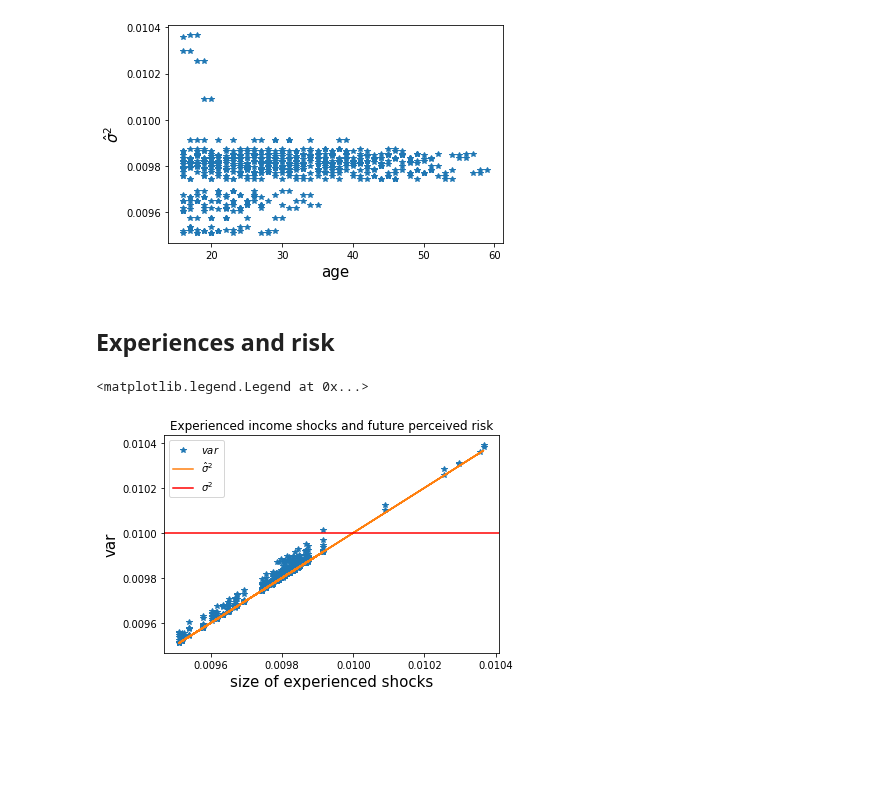
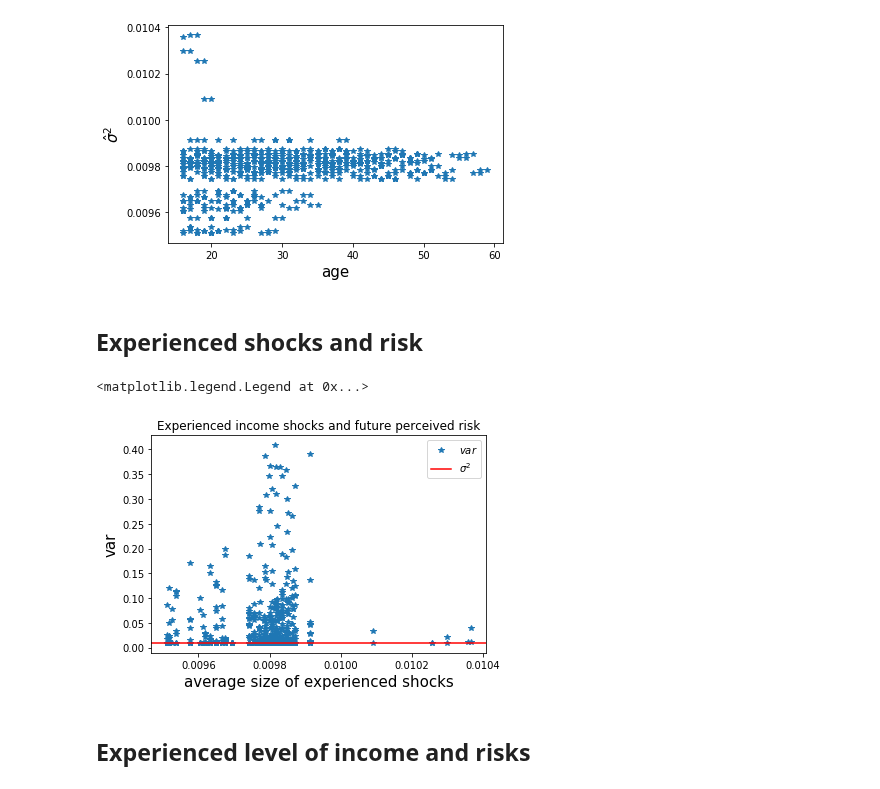
Before and after one commit to iworld1991/IncExpProject, a Jupyter notebook: WorkingFolder/PythonCode/TheoryLearning.ipynb, the cells around one changed output. Saved outputs shown, nothing was run; the diff lists cells and outputs as text; code cells hidden in the pictures; blank space fills up the shorter version.

Commit message:
included attribution biased simulation.

```diff
--- a/WorkingFolder/PythonCode/TheoryLearning.ipynb
+++ b/WorkingFolder/PythonCode/TheoryLearning.ipynb
@@ -315,3 +356,6 @@ The perceived growth risk under the model mis-specification is again upward bias
 one.var_predict_chg_est
 # %% [output]
 array([[0.0098447]])
+# %%
+one.shock_type_perceived = 'attribution_biased'
+one.LearnPara(sample = one.simulated_pop)
@@ -318,7 +368,7 @@ array([[0.0098447]])
 # %% [markdown]
 ## Age and perceived risk
 # %%
-one.shock_type_perceived = 'iid'
+one.shock_type_perceived = 'attribution_biased'
 coeffs_est1,coef_vars_est,sigma2s_est,var_predict_chg_est1 = one.LearnParafromExperience()
 # %%
 ages = one.ages_pop_sim.flatten()
@@ -356,22 +407,24 @@ plt.ylabel(r'$\hat \sigma^2$',fontsize = 15)
 Text(0, 0.5, '$\\hat \\sigma^2$')
 [figure]
 # %% [markdown]
-## Experiences and risk
+## Experienced shocks and risk
 # %%
 plt.plot(sigma2s,
          vars_predict_chg,'*',
          label = r'$var$')
-plt.plot(sigma2s,
-         sigma2s,'-',
-         label = r'$\hat \sigma^2$')
+#plt.plot(sigma2s,
+#         sigma2s,'-',
+#         label = r'$\hat \sigma^2$')
 plt.axhline(one.var_predict_chg,
             color ='red',
             label =r'$\sigma^2$')
 plt.title('Experienced income shocks and future perceived risk')
-plt.xlabel('size of experienced shocks',
+plt.xlabel('average size of experienced shocks',
            fontsize = 15)
 plt.ylabel('var',fontsize = 15)
 plt.legend(loc = 0)
 # %% [output]
 <matplotlib.legend.Legend at 0x...>
-[figure, old version]
+[figure, new version]
+# %% [markdown]
+## Experienced level of income and risks
```
Also changed, not shown: parts of 10 cells of this notebook.
